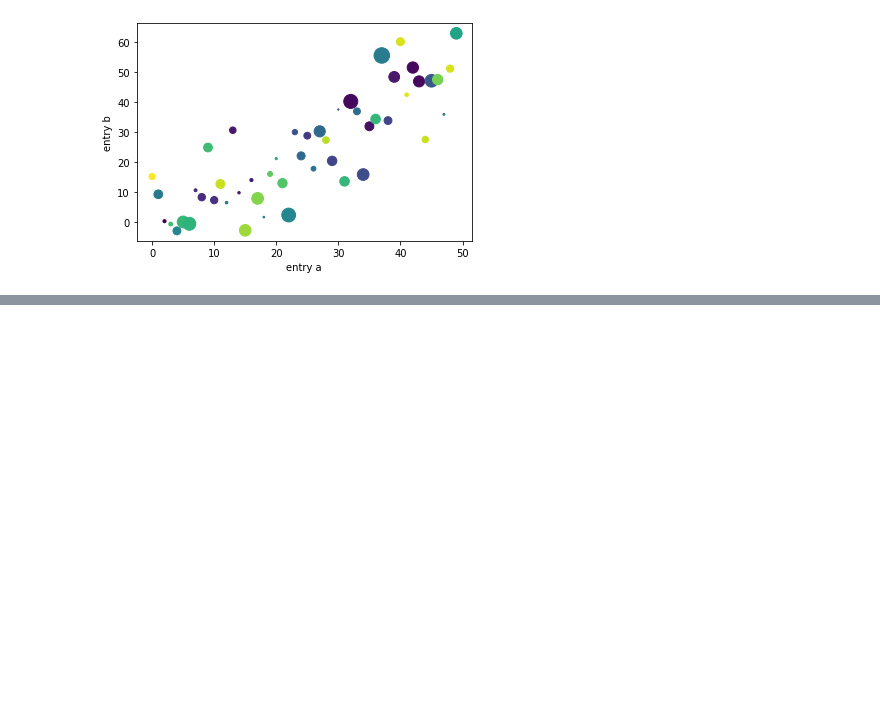
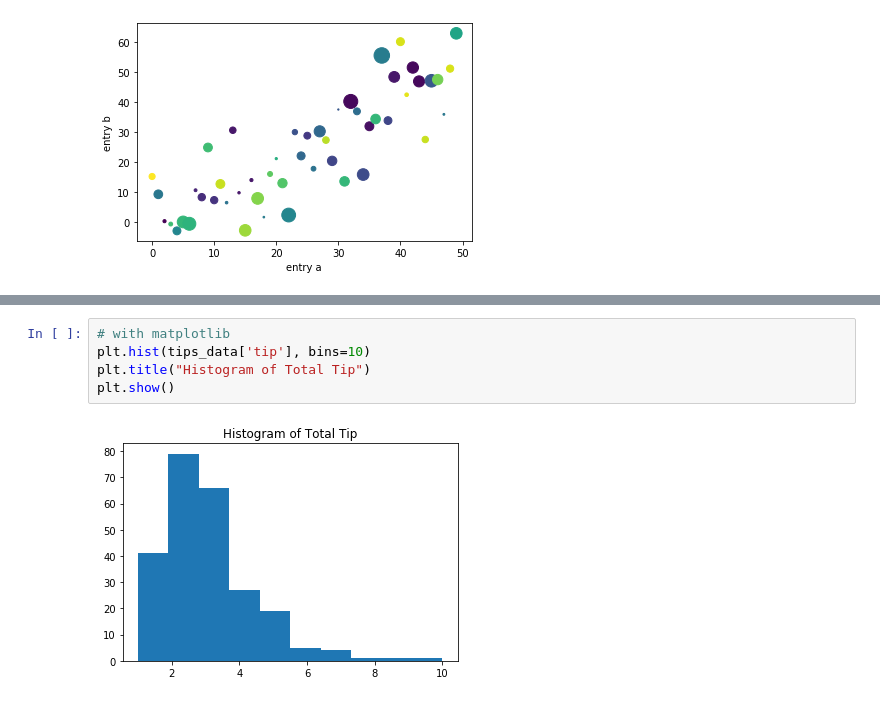
Before and after one commit to JesseZhuang/Python, a Jupyter notebook: data_processing/plotting.ipynb, the cells around one changed output, grey strips where cells are left out. Drawn from its saved outputs; the diff is of its cells as text; blank space fills up the shorter version.

```diff
--- a/data_processing/plotting.ipynb
+++ b/data_processing/plotting.ipynb
@@ -146,0 +169,7 @@ plt.show()
+# %%
+# with matplotlib
+plt.hist(tips_data['tip'], bins=10)
+plt.title("Histogram of Total Tip")
+plt.show()
+# %% [output]
+[figure, added]
```
Also changed, not shown: parts of 7 cells of this notebook.
